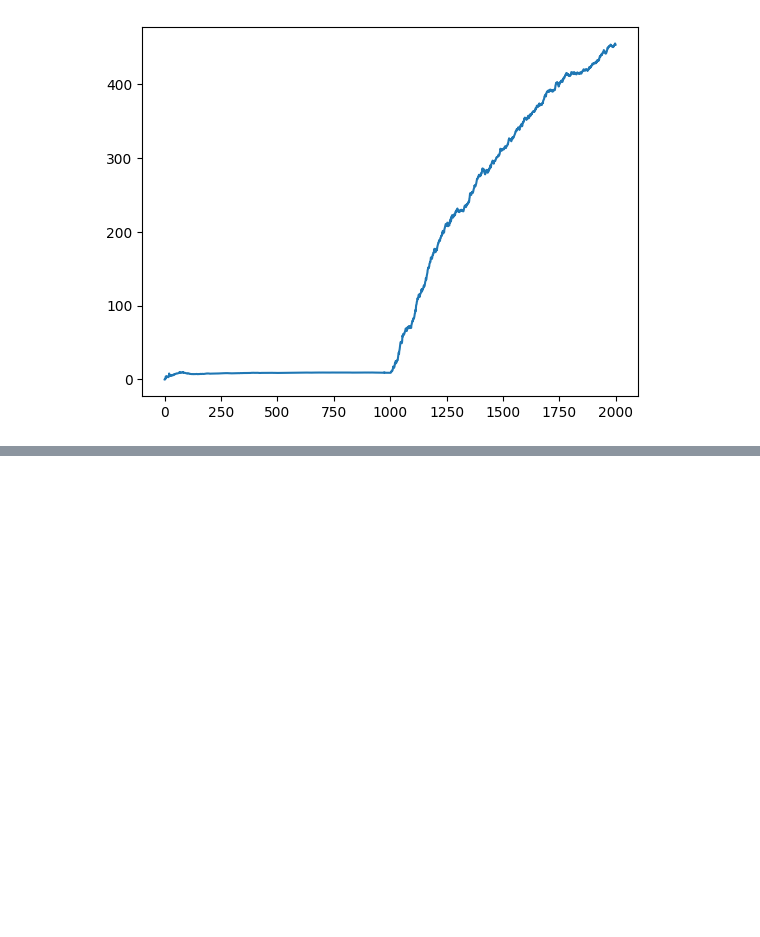
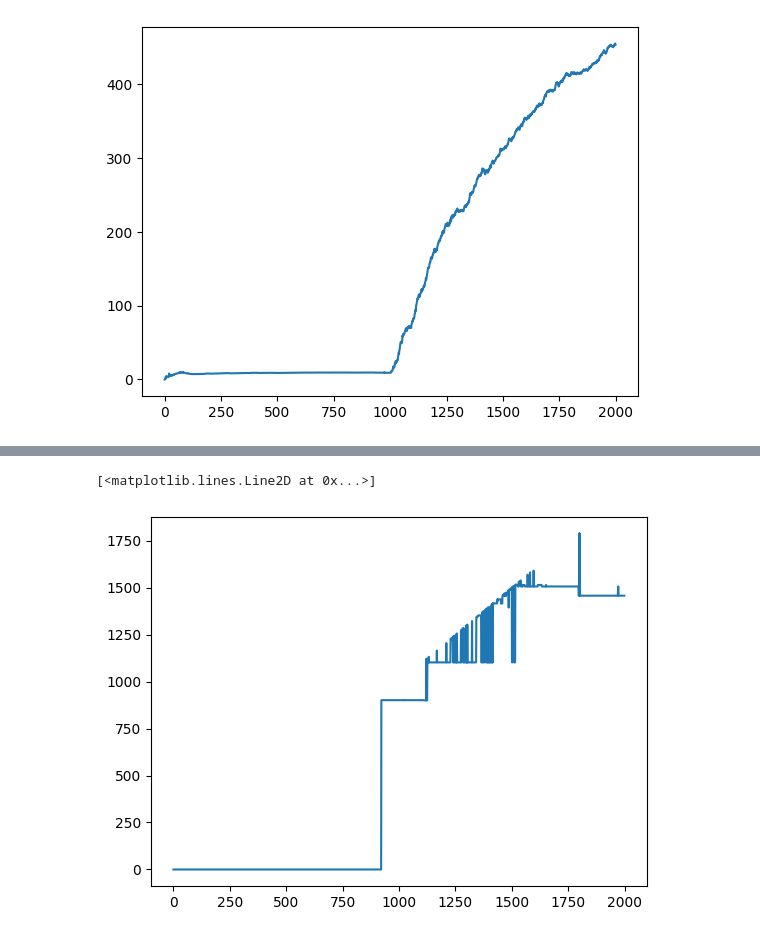
Before and after one commit to grosed/seqstats, a Jupyter notebook: notebooks/change-dection-v4.ipynb, the cells around one changed output, grey strips where cells are left out. Saved outputs shown, nothing was run; the diff lists cells and outputs as text; code cells hidden in the pictures; blank space fills up the shorter version.

```diff
--- a/notebooks/change-dection-v4.ipynb
+++ b/notebooks/change-dection-v4.ipynb
@@ -186,0 +200,41 @@ plt.plot([F(i) for i in domain_F()])
+# %%
+np.random.seed(1)
+Z = [float(z) for z in list(np.random.normal(0, 1, 900)) +
+    list(np.random.normal(1, 1, 200)) +
+    list(np.random.normal(0, 1, 900))]
+n = len(Z)
+trans = scale(mean(Z),stdev(Z))
+value,domain,cardinality,push = class_sumstats(n)
+value,domain,cardinality = rcost = class_right_cost(class_normal_mean_segment_cost((value,domain,cardinality)))
+
+
+history = list()
+F,domain_F,cardinality_F,push_F = class_ordered_function(deque([],maxlen=n))
+cpts,domain_cpts,cardinality_cpts,push_cpts = class_ordered_function(deque([],maxlen=n))
+beta = 4*log(len(Z))
+beta_dash =  3*log(len(Z))
+for z in Z :
+    z_dash = trans(z)
+    push(z_dash)
+    value,domain,cardinality = cost = class_left_right_cost((F,domain_F,cardinality_F),rcost)
+    severity,location = split(cost)
+    fprev = inf
+    if cardinality_F() > 0 :
+        fprev = F(cardinality_F()-1)
+    if severity > beta :
+        f = value(location) + beta
+        pos = location
+    else :
+        f = value(0)
+        pos = 0
+    C1 = (f,pos,0) # collective
+    C2 = (fprev + z_dash*z_dash,pos,1) # none
+    C3 = (fprev + 1  + beta_dash,pos,2) # point
+    a,b,c = min(C1,C2,C3)
+    push_F(a)
+    push_cpts((b,c))
+# %%
+plt.plot([cpts(i)[0] for i in domain_cpts()])
+# %% [output]
+[<matplotlib.lines.Line2D at 0x...>]
+[figure, added]
```
Also changed, not shown: parts of 11 cells of this notebook.
